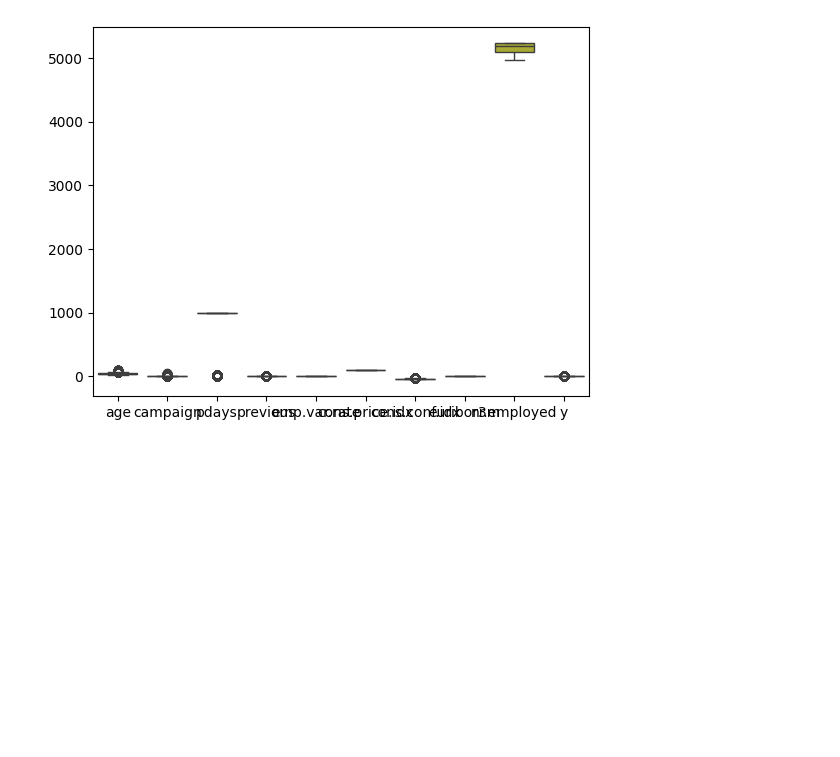
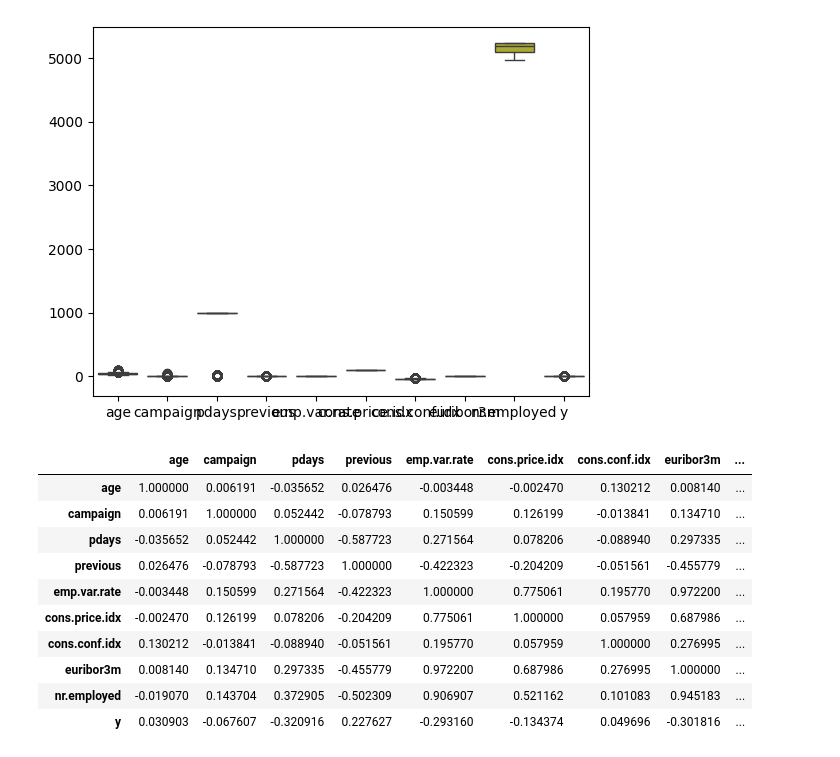
Before and after one commit to rzadrzi/deep-learning-pytorch, a Jupyter notebook: ANN/bank_marketing.ipynb, the cells around one changed output. Saved outputs shown, nothing was run; the diff lists cells and outputs as text; code cells hidden in the pictures; blank space fills up the shorter version.

```diff
--- a/ANN/bank_marketing.ipynb
+++ b/ANN/bank_marketing.ipynb
@@ -170,3 +170,17 @@ sns.boxplot(all_df_2)
 # %% [output]
 <Axes: >
 [figure]
+# %%
+all_df_2.corr()
+# %% [output]
+|  | age | campaign | pdays | previous | emp.var.rate | cons.price.idx | cons.conf.idx | euribor3m | ... |
+| age | 1.000000 | 0.006191 | -0.035652 | 0.026476 | -0.003448 | -0.002470 | 0.130212 | 0.008140 | ... |
+| campaign | 0.006191 | 1.000000 | 0.052442 | -0.078793 | 0.150599 | 0.126199 | -0.013841 | 0.134710 | ... |
+| pdays | -0.035652 | 0.052442 | 1.000000 | -0.587723 | 0.271564 | 0.078206 | -0.088940 | 0.297335 | ... |
+| previous | 0.026476 | -0.078793 | -0.587723 | 1.000000 | -0.422323 | -0.204209 | -0.051561 | -0.455779 | ... |
+| emp.var.rate | -0.003448 | 0.150599 | 0.271564 | -0.422323 | 1.000000 | 0.775061 | 0.195770 | 0.972200 | ... |
+| cons.price.idx | -0.002470 | 0.126199 | 0.078206 | -0.204209 | 0.775061 | 1.000000 | 0.057959 | 0.687986 | ... |
+| cons.conf.idx | 0.130212 | -0.013841 | -0.088940 | -0.051561 | 0.195770 | 0.057959 | 1.000000 | 0.276995 | ... |
+| euribor3m | 0.008140 | 0.134710 | 0.297335 | -0.455779 | 0.972200 | 0.687986 | 0.276995 | 1.000000 | ... |
+| nr.employed | -0.019070 | 0.143704 | 0.372905 | -0.502309 | 0.906907 | 0.521162 | 0.101083 | 0.945183 | ... |
+| y | 0.030903 | -0.067607 | -0.320916 | 0.227627 | -0.293160 | -0.134374 | 0.049696 | -0.301816 | ... |
```
Also changed, not shown: parts of 5 cells of this notebook.
